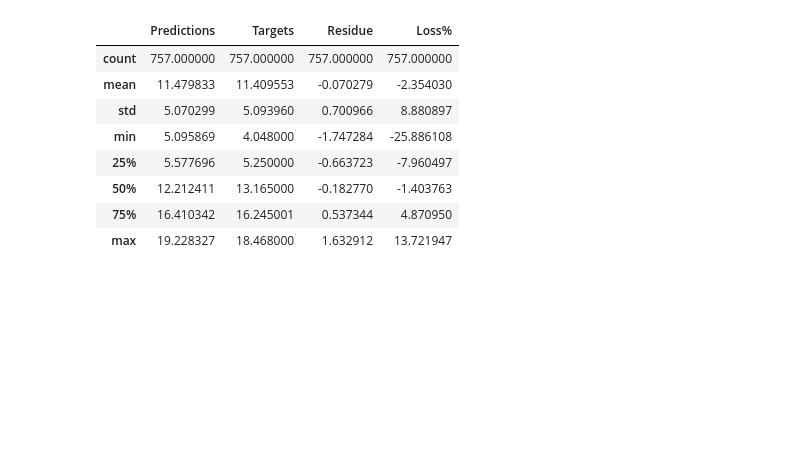
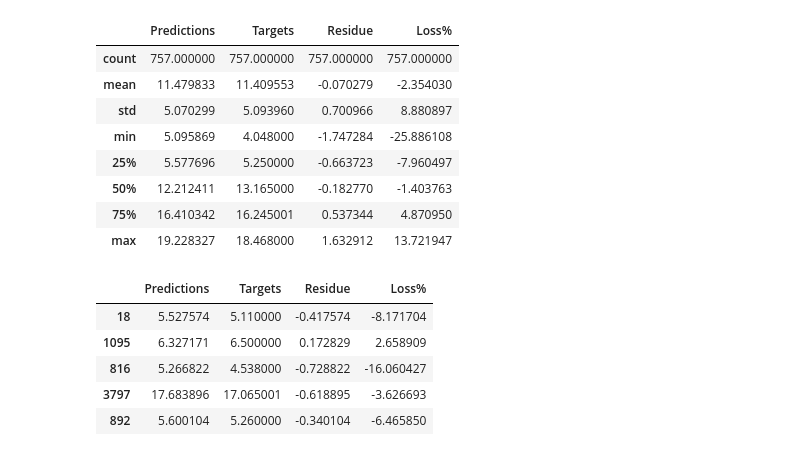
Before and after one commit to Peter-Paul/wallstreet-forecast, a Jupyter notebook: analytics/commodities/silver/silver_linear-regression.ipynb, the cells around one changed output. Cells and saved outputs as stored; diff of their text form; code cells hidden in the pictures; blank space fills up the shorter version.

```diff
--- a/analytics/commodities/silver/silver_linear-regression.ipynb
+++ b/analytics/commodities/silver/silver_linear-regression.ipynb
@@ -227,3 +227,12 @@ scores.describe()
 | 50% | 12.212411 | 13.165000 | -0.182770 | -1.403763 |
 | 75% | 16.410342 | 16.245001 | 0.537344 | 4.870950 |
 | max | 19.228327 | 18.468000 | 1.632912 | 13.721947 |
+# %%
+scores.head()
+# %% [output]
+|  | Predictions | Targets | Residue | Loss% |
+| 18 | 5.527574 | 5.110000 | -0.417574 | -8.171704 |
+| 1095 | 6.327171 | 6.500000 | 0.172829 | 2.658909 |
+| 816 | 5.266822 | 4.538000 | -0.728822 | -16.060427 |
+| 3797 | 17.683896 | 17.065001 | -0.618895 | -3.626693 |
+| 892 | 5.600104 | 5.260000 | -0.340104 | -6.465850 |
```
Also changed, not shown: 3 other files.
